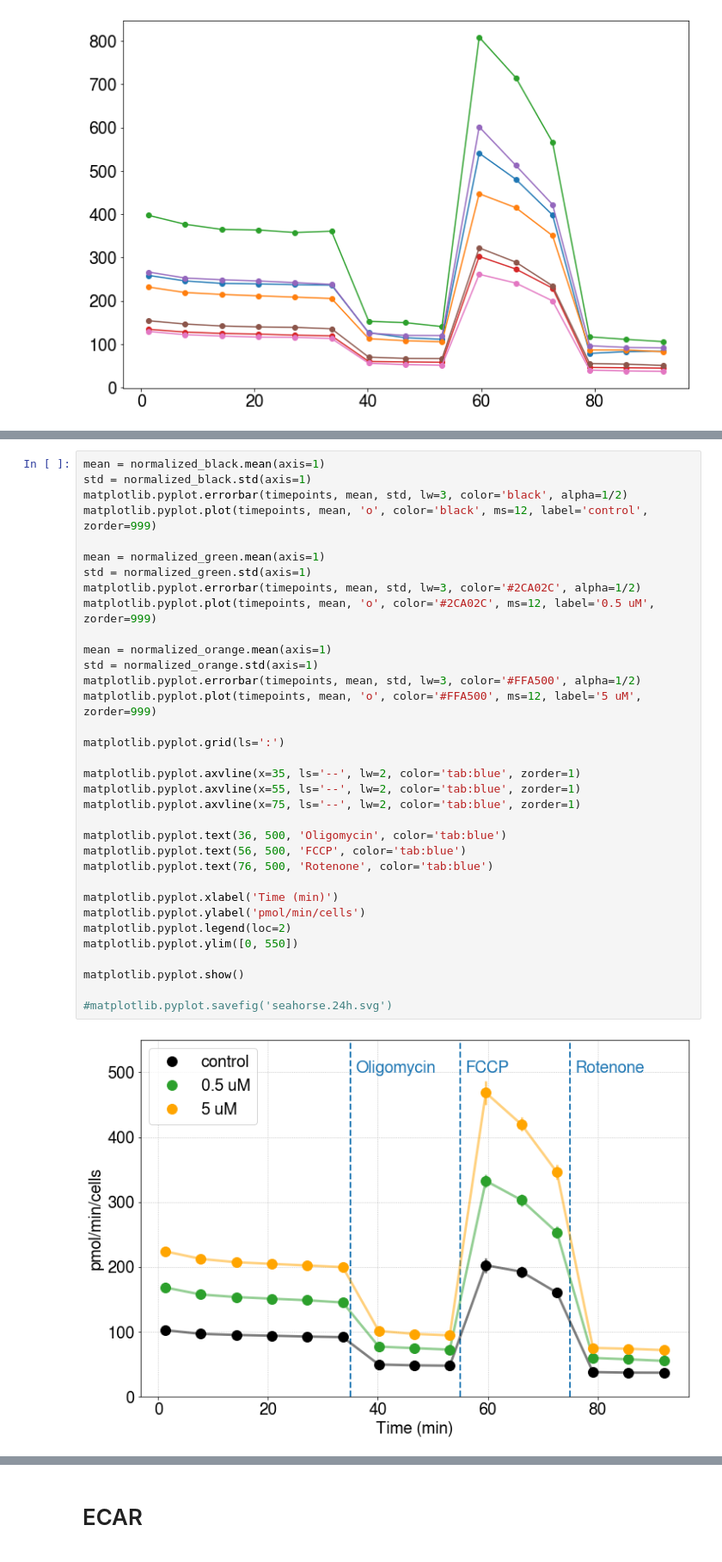
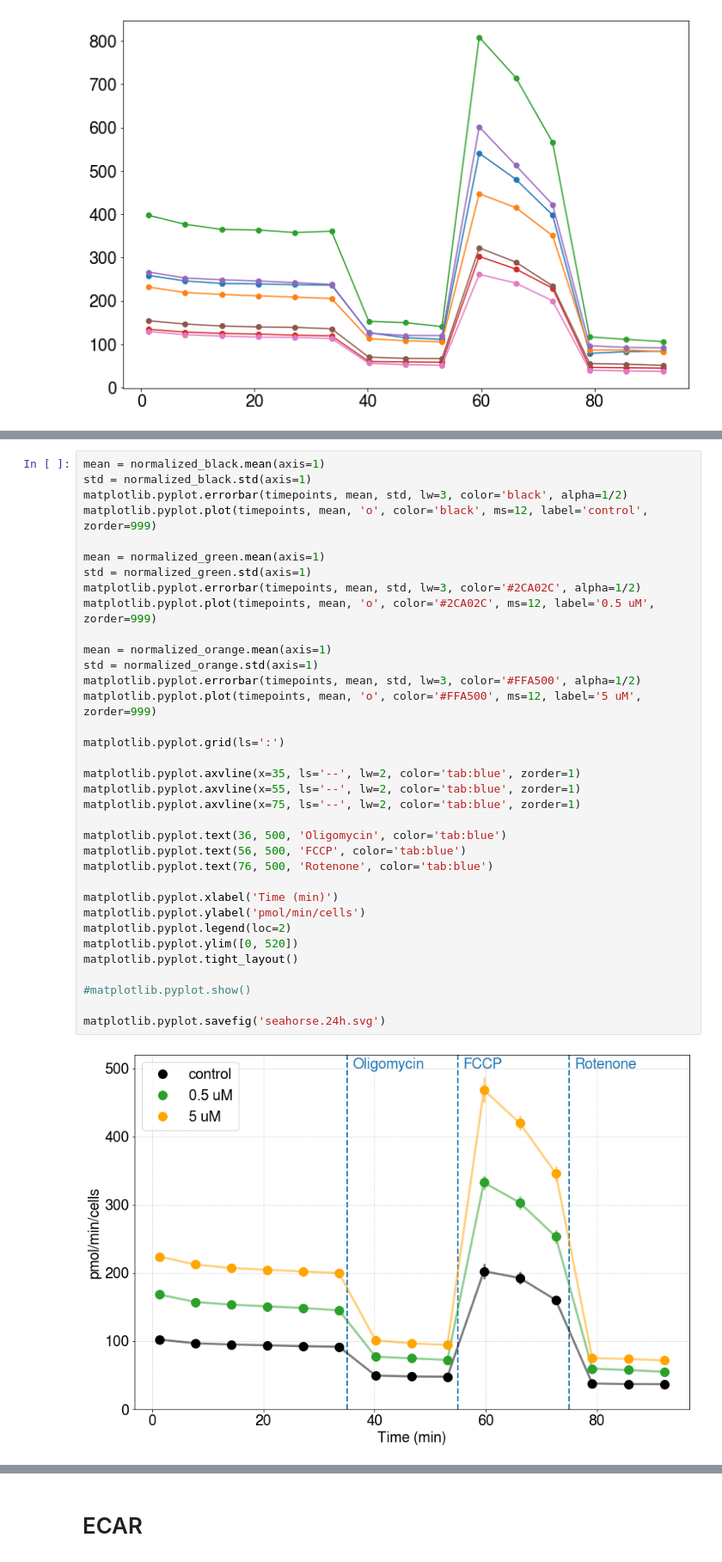
Before and after one commit to adelomana/HUVECs, a Jupyter notebook: Figure.2.seahorse/seahorse plotter v001.ipynb, the cells around one changed output, grey strips where cells are left out. Shown at 86% size. Drawn from its saved outputs; the diff is of its cells as text.

```diff
--- a/Figure.2.seahorse/seahorse plotter v001.ipynb
+++ b/Figure.2.seahorse/seahorse plotter v001.ipynb
@@ -413,34 +451,35 @@ mean = normalized_black.mean(axis=1)
 std = normalized_black.std(axis=1)
 matplotlib.pyplot.errorbar(timepoints, mean, std, lw=3, color='black', alpha=1/2)
 matplotlib.pyplot.plot(timepoints, mean, 'o', color='black', ms=12, label='control', zorder=999)
 
 mean = normalized_green.mean(axis=1)
 std = normalized_green.std(axis=1)
 matplotlib.pyplot.errorbar(timepoints, mean, std, lw=3, color='#2CA02C', alpha=1/2)
 matplotlib.pyplot.plot(timepoints, mean, 'o', color='#2CA02C', ms=12, label='0.5 uM', zorder=999)
 
 mean = normalized_orange.mean(axis=1)
 std = normalized_orange.std(axis=1)
 matplotlib.pyplot.errorbar(timepoints, mean, std, lw=3, color='#FFA500', alpha=1/2)
 matplotlib.pyplot.plot(timepoints, mean, 'o', color='#FFA500', ms=12, label='5 uM', zorder=999)
 
 matplotlib.pyplot.grid(ls=':')
 
 matplotlib.pyplot.axvline(x=35, ls='--', lw=2, color='tab:blue', zorder=1)
 matplotlib.pyplot.axvline(x=55, ls='--', lw=2, color='tab:blue', zorder=1)
 matplotlib.pyplot.axvline(x=75, ls='--', lw=2, color='tab:blue', zorder=1)
 
 matplotlib.pyplot.text(36, 500, 'Oligomycin', color='tab:blue')
 matplotlib.pyplot.text(56, 500, 'FCCP', color='tab:blue')
 matplotlib.pyplot.text(76, 500, 'Rotenone', color='tab:blue')
 
 matplotlib.pyplot.xlabel('Time (min)')
 matplotlib.pyplot.ylabel('pmol/min/cells')
 matplotlib.pyplot.legend(loc=2)
-matplotlib.pyplot.ylim([0, 550])
+matplotlib.pyplot.ylim([0, 520])
+matplotlib.pyplot.tight_layout()
 
-matplotlib.pyplot.show()
+#matplotlib.pyplot.show()
 
-#matplotlib.pyplot.savefig('seahorse.24h.svg')
+matplotlib.pyplot.savefig('seahorse.24h.svg')
 # %% [output]
-[figure, old version]
+[figure, new version]
```
Also changed, not shown: parts of 42 cells of this notebook.
